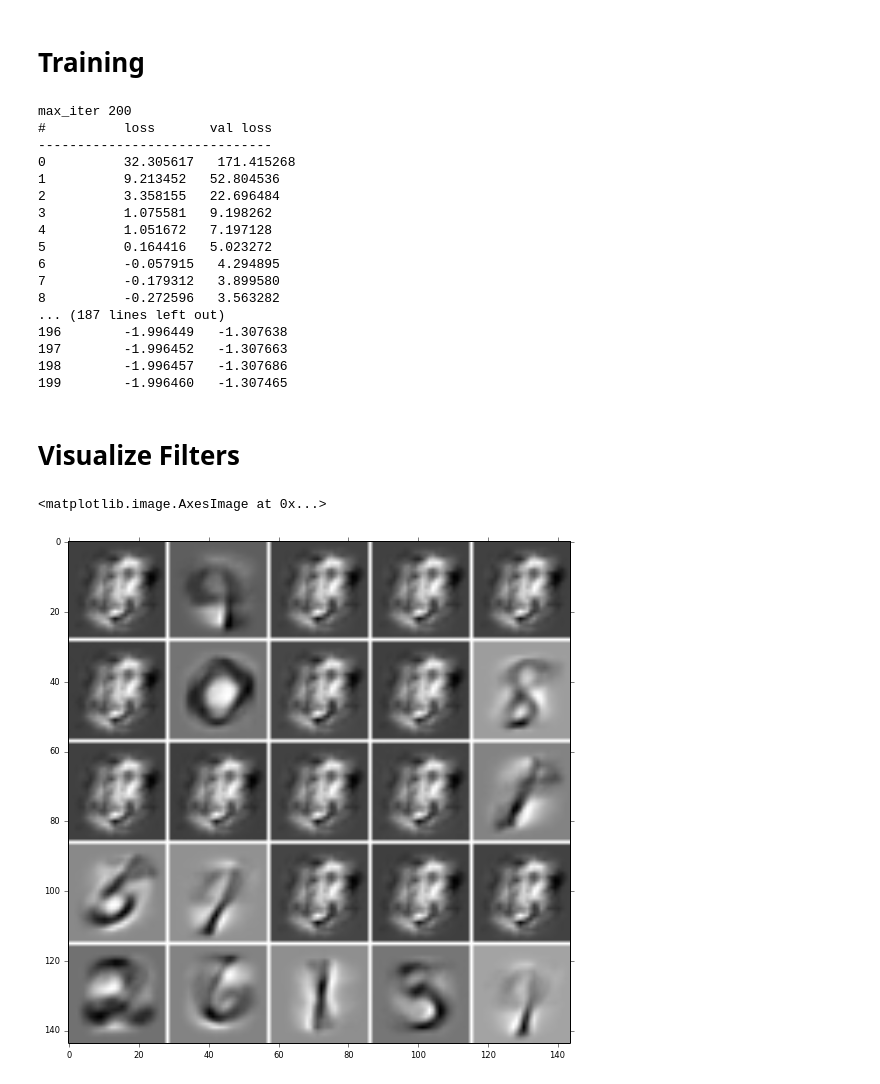
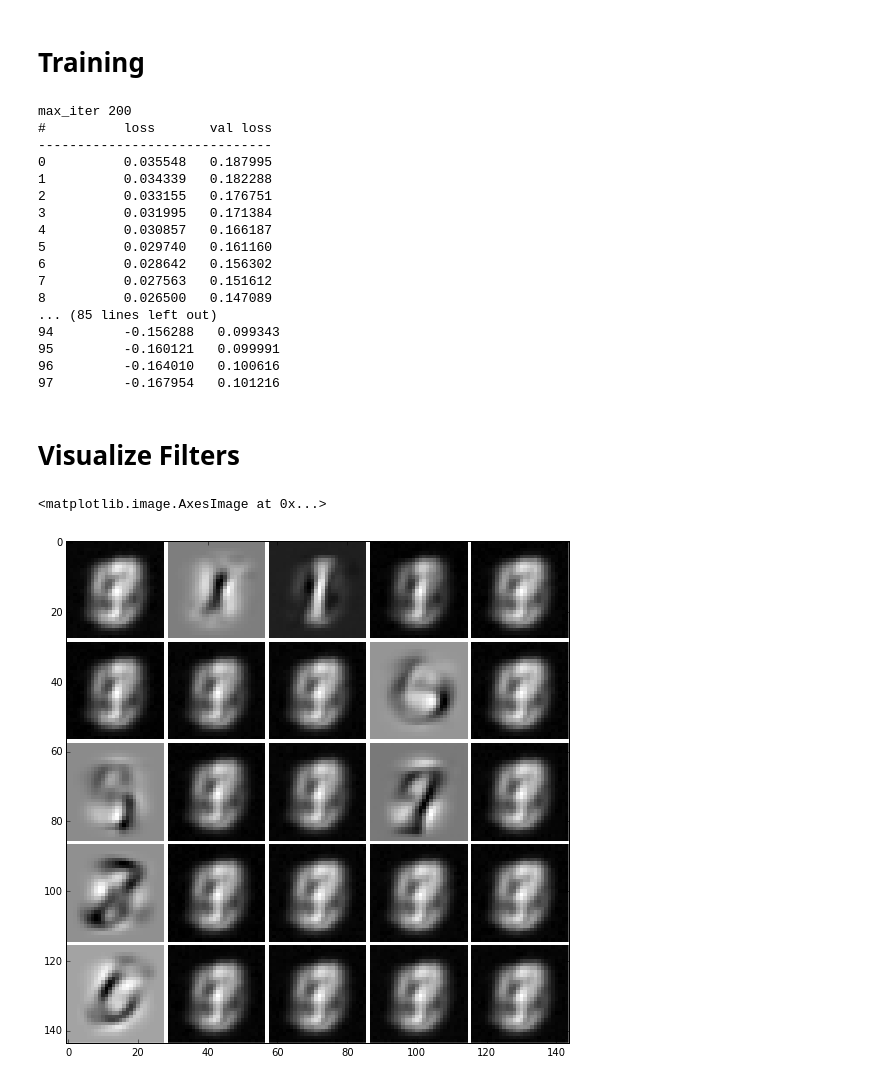
Before and after one commit to breze-no-salt/breze, a Jupyter notebook: notebooks/unsupervised/RIM on MNIST.ipynb, the cells around one changed output. Cells and saved outputs as stored; diff of their text form; code cells hidden in the pictures.

```diff
--- a/notebooks/unsupervised/RIM on MNIST.ipynb
+++ b/notebooks/unsupervised/RIM on MNIST.ipynb
@@ -54,7 +51,8 @@ Setup
 =====
 # %%
 n_clusters = 25
-m = rim.Rim(784, n_clusters, c_rim=100)
+m = rim.Rim(784, n_clusters, c_rim=1000, optimizer='adam')
+climin.initialize.randomize_normal(m.parameters.data, 0, 0.01)
 losses = []
 # %% [markdown]
 Training
@@ -65,8 +63,8 @@ batches_per_pass = 1
 
 print "max_iter", max_iter
 
-stop = climin.stops.after_n_iterations(max_iter)
-pause = climin.stops.modulo_n_iterations(batches_per_pass)
+stop = climin.stops.AfterNIterations(max_iter)
+pause = climin.stops.ModuloNIterations(batches_per_pass)
 
 # Set up a nice printout.
 keys = '#', 'loss', 'val loss'#, 'step_length'
@@ -85,32 +83,32 @@ for i, info in enumerate(m.powerfit((X,), (VX,), stop, pause)):
 max_iter 200
 #          loss       val loss
 ------------------------------
-0          32.305617   171.415268
-1          9.213452   52.804536
-2          3.358155   22.696484
-3          1.075581   9.198262
-4          1.051672   7.197128
-5          0.164416   5.023272
-6          -0.057915   4.294895
-7          -0.179312   3.899580
-8          -0.272596   3.563282
-... (187 lines left out)
-196        -1.996449   -1.307638
-197        -1.996452   -1.307663
-198        -1.996457   -1.307686
-199        -1.996460   -1.307465
+0          0.035548   0.187995
+1          0.034339   0.182288
+2          0.033155   0.176751
+3          0.031995   0.171384
+4          0.030857   0.166187
+5          0.029740   0.161160
+6          0.028642   0.156302
+7          0.027563   0.151612
+8          0.026500   0.147089
+... (85 lines left out)
+94         -0.156288   0.099343
+95         -0.160121   0.099991
+96         -0.164010   0.100616
+97         -0.167954   0.101216
 # %% [markdown]
 Visualize Filters
 =================
 # %%
-filters = m.parameters['in_to_out'].T
+filters = m.parameters[m.layer.weights].T
 tile_size = int(math.ceil(np.sqrt(n_clusters))), int(math.ceil(np.sqrt(n_clusters)))
 
 img = tile_raster_images(filters, image_dims, tile_size, (1, 1))
 # We write the filters to a file, since I do not like the matplot imshow functionality. :)
-plt.imshow(img, cmap=cm.binary)
+plt.imshow(img, cmap=cm.binary, interpolation='none')
 # %% [output]
 <matplotlib.image.AxesImage at 0x...>
-[figure, old version]
+[figure, new version]
 # %%
 priors = m.transform(X).mean(axis=0)
```
Also changed, not shown: parts of 4 cells of this notebook, 2 other files.
